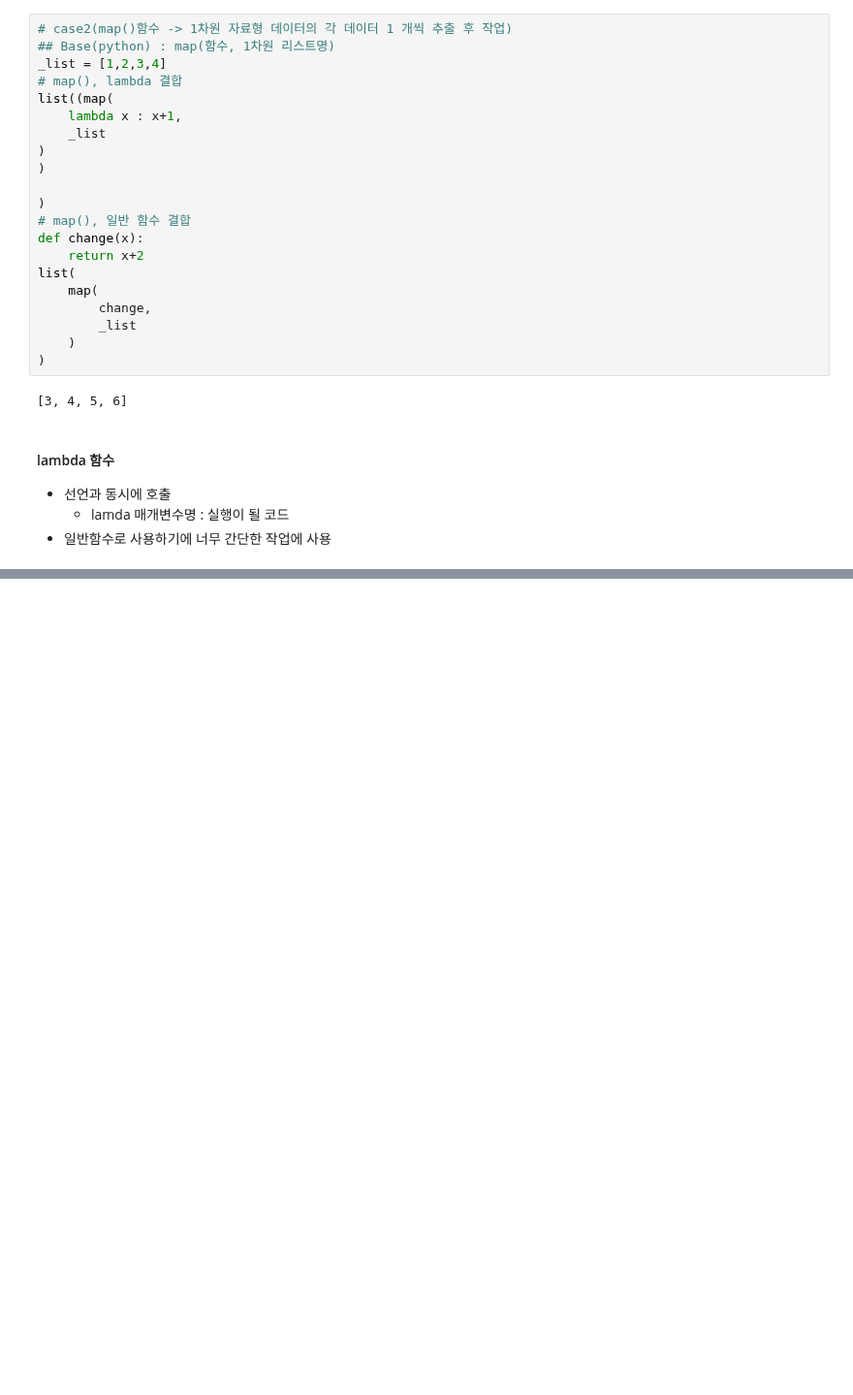
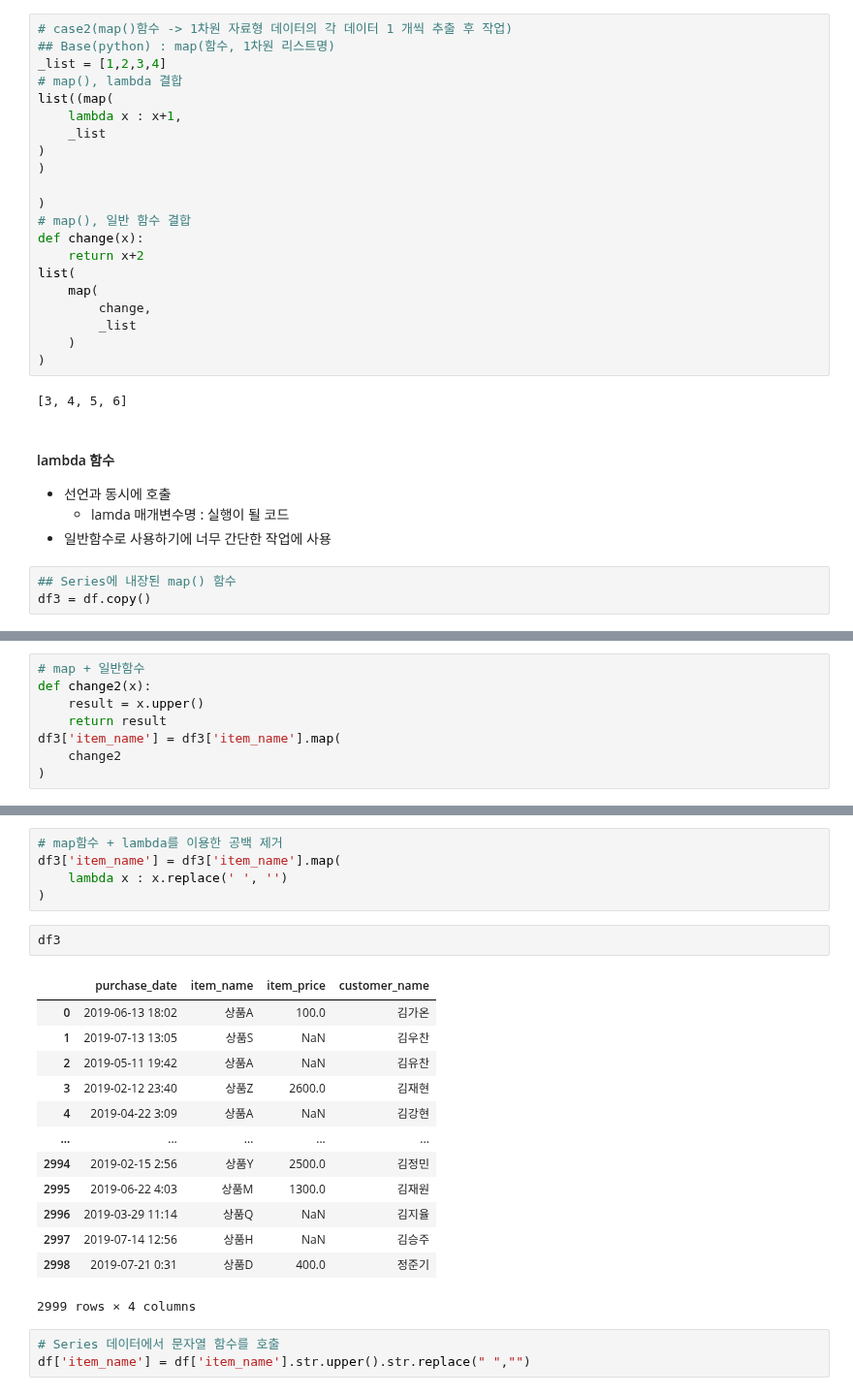
Before and after one commit to KHseo32/test, a Jupyter notebook: 3월 22일/240322(Uriage).ipynb, the cells around one changed output, grey strips where cells are left out. Shown at 97% size. Drawn from its saved outputs; the diff is of its cells as text; blank space fills up the shorter version.

```diff
--- a/3월 22일/240322(Uriage).ipynb
+++ b/3월 22일/240322(Uriage).ipynb
@@ -65,3 +65,6 @@ list(
 - 선언과 동시에 호출
     - lamda 매개변수명 : 실행이 될 코드
 - 일반함수로 사용하기에 너무 간단한 작업에 사용
+# %%
+## Series에 내장된 map() 함수
+df3 = df.copy()
@@ -67,0 +89,8 @@ list(
+# %%
+# map + 일반함수
+def change2(x):
+    result = x.upper()
+    return result
+df3['item_name'] = df3['item_name'].map(
+    change2
+)
@@ -67,0 +127,24 @@ list(
+# %%
+# map함수 + lambda를 이용한 공백 제거
+df3['item_name'] = df3['item_name'].map(
+    lambda x : x.replace(' ', '')
+)
+# %%
+df3
+# %% [output]
+|  | purchase_date | item_name | item_price | customer_name |
+| 0 | 2019-06-13 18:02 | 상품A | 100.0 | 김가온 |
+| 1 | 2019-07-13 13:05 | 상품S | NaN | 김우찬 |
+| 2 | 2019-05-11 19:42 | 상품A | NaN | 김유찬 |
+| 3 | 2019-02-12 23:40 | 상품Z | 2600.0 | 김재현 |
+| 4 | 2019-04-22 3:09 | 상품A | NaN | 김강현 |
+| ... | ... | ... | ... | ... |
+| 2994 | 2019-02-15 2:56 | 상품Y | 2500.0 | 김정민 |
+| 2995 | 2019-06-22 4:03 | 상품M | 1300.0 | 김재원 |
+| 2996 | 2019-03-29 11:14 | 상품Q | NaN | 김지율 |
+| 2997 | 2019-07-14 12:56 | 상품H | NaN | 김승주 |
+| 2998 | 2019-07-21 0:31 | 상품D | 400.0 | 정준기 |
+2999 rows × 4 columns
+# %%
+# Series 데이터에서 문자열 함수를 호출
+df['item_name'] = df['item_name'].str.upper().str.replace(" ","")
```
Also changed, not shown: parts of 19 cells of this notebook.
